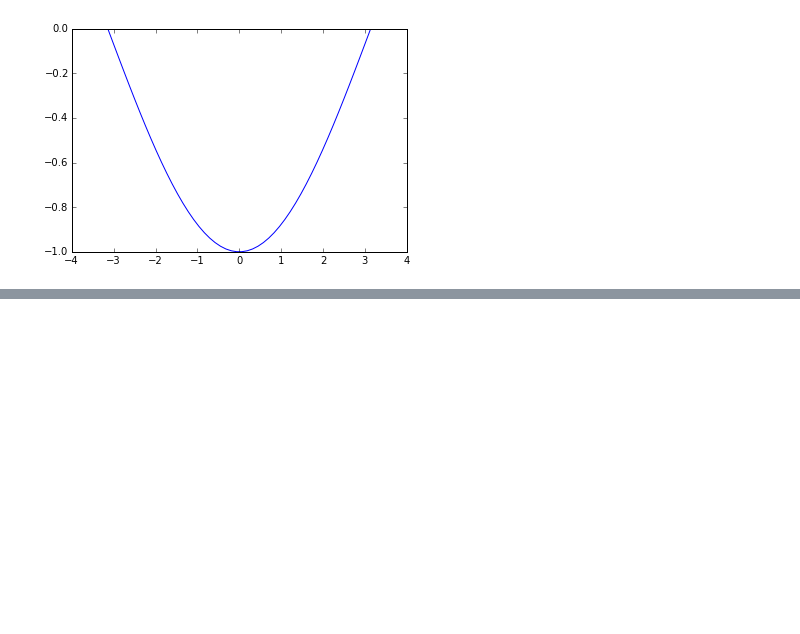
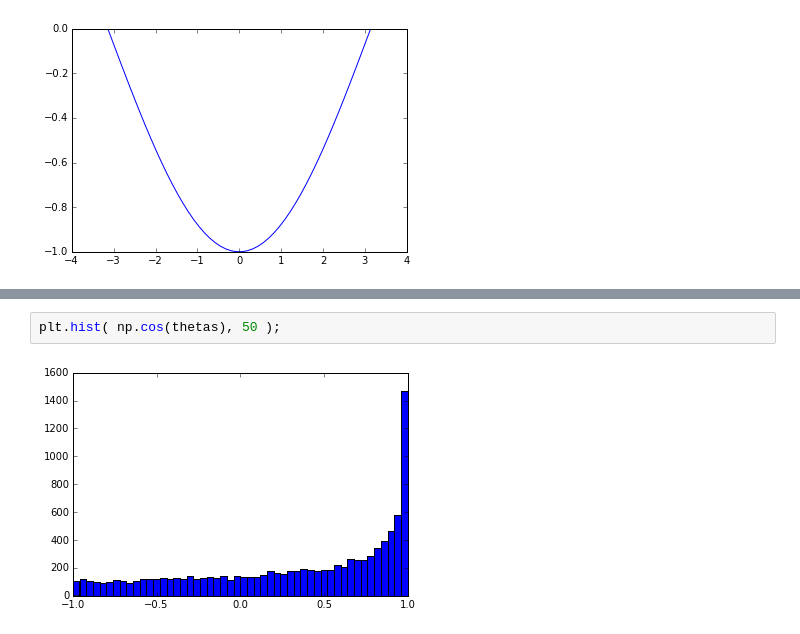
Before and after one commit to jdbrice/ipyLog, a Jupyter notebook: Teaching/Elastic_Scattering.ipynb, the cells around one changed output, grey strips where cells are left out. Drawn from its saved outputs; the diff is of its cells as text; blank space fills up the shorter version.

```diff
--- a/Teaching/Elastic_Scattering.ipynb
+++ b/Teaching/Elastic_Scattering.ipynb
@@ -44,0 +48,4 @@ array([ 0,  0,  0,  0,  0,  0,  0,  0,  0,  0,  0,  0,  0,  0,  0,  0,  0,
+# %%
+plt.hist( np.cos(thetas), 50 );
+# %% [output]
+[figure, added]
```
Also changed, not shown: parts of 5 cells of this notebook, 3 other files.
